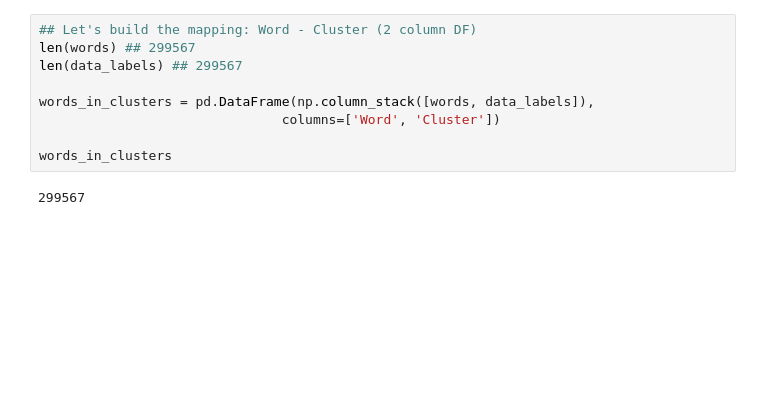
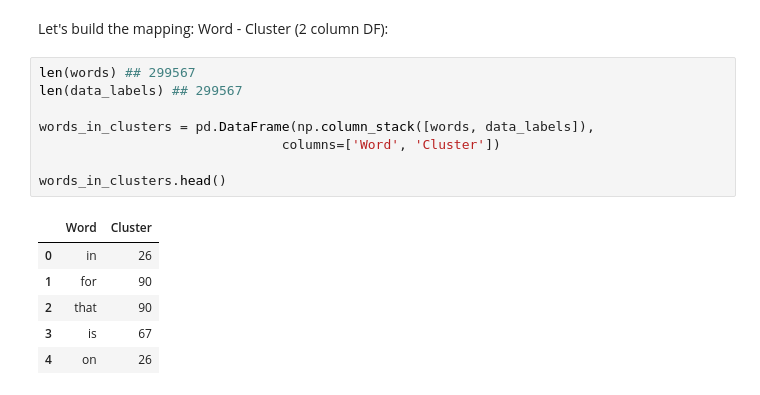
Before and after one commit to SamirArthur/Is-Word2Vec-really-meaningful-semantically, a Jupyter notebook: English language in a 2D map! SOM Neural Network on Word2Vec.ipynb, the cells around one changed output. Drawn from its saved outputs; the diff is of its cells as text; blank space fills up the shorter version.

```diff
--- a/English language in a 2D map! SOM Neural Network on Word2Vec.ipynb
+++ b/English language in a 2D map! SOM Neural Network on Word2Vec.ipynb
@@ -212,15 +140,21 @@ array([[  0,   0,   0],
        [ 29,  27, 897],
        [ 29,  28, 898],
        [ 29,  29, 899]])
+# %% [markdown]
+Let's build the mapping: Word - Cluster (2 column DF):
 # %%
-## Let's build the mapping: Word - Cluster (2 column DF)
 len(words) ## 299567
 len(data_labels) ## 299567
 
 words_in_clusters = pd.DataFrame(np.column_stack([words, data_labels]),
                                columns=['Word', 'Cluster'])
 
-words_in_clusters
+words_in_clusters.head()
 # %% [output]
-299567
+|  | Word | Cluster |
+| 0 | in | 26 |
+| 1 | for | 90 |
+| 2 | that | 90 |
+| 3 | is | 67 |
+| 4 | on | 26 |
 # %% [markdown]
```
Also changed, not shown: parts of 53 cells of this notebook.
